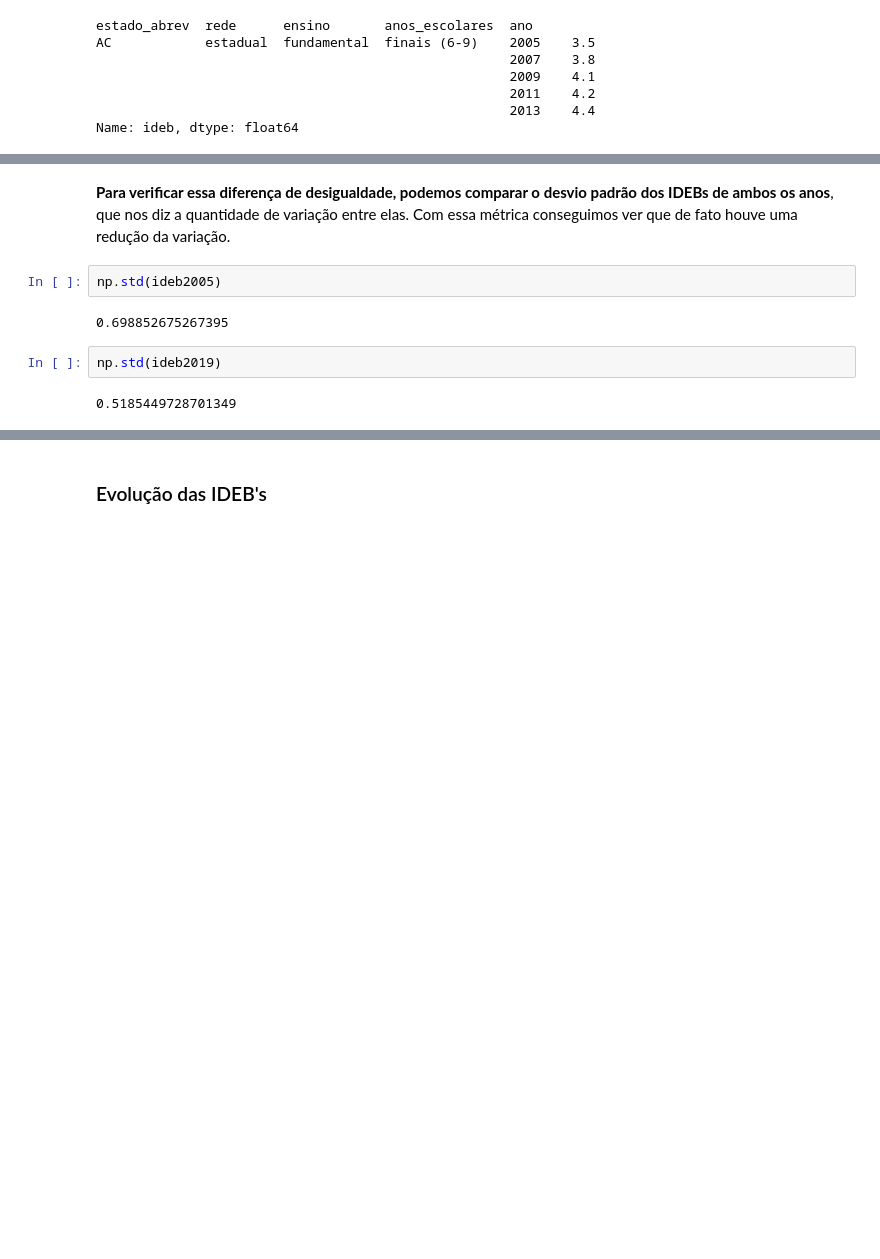
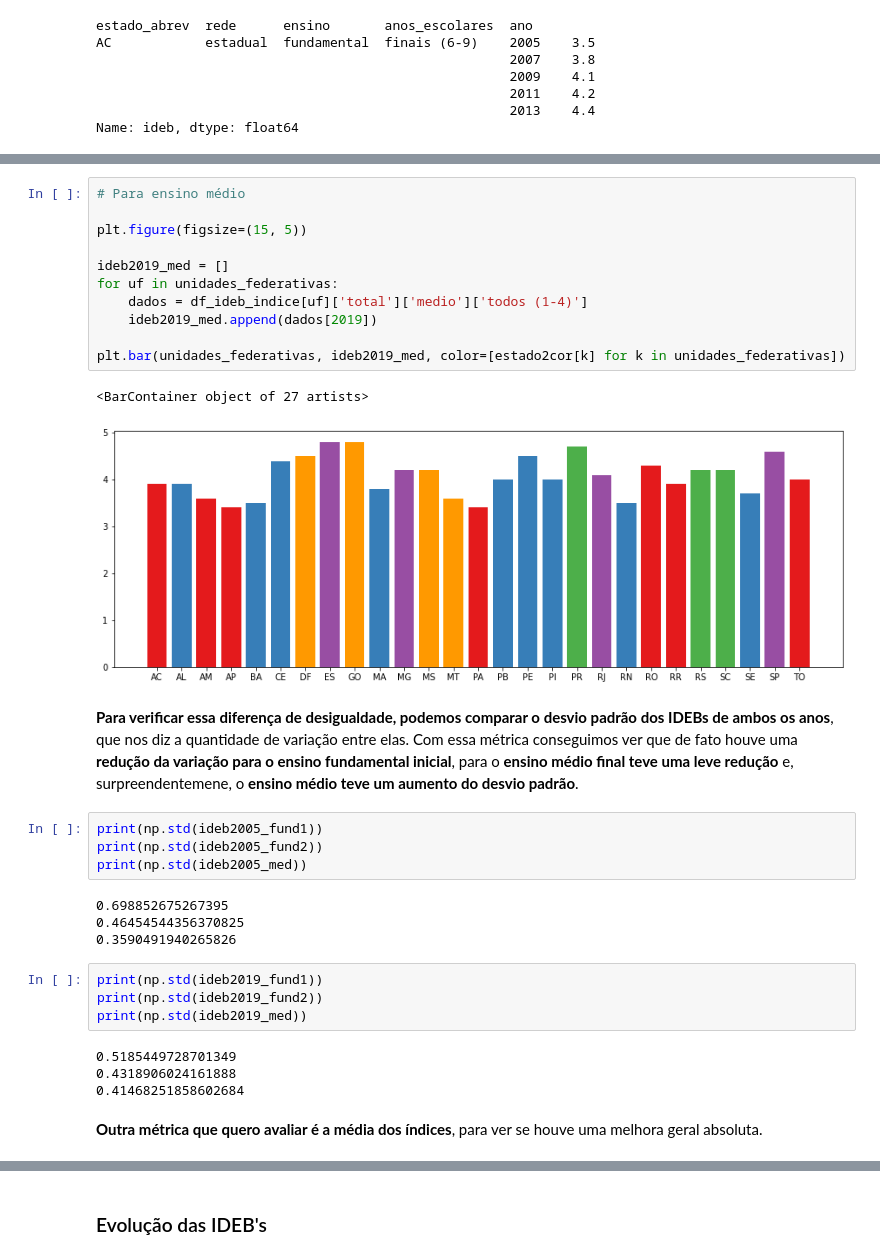
Before and after one commit to viniciuslettieri/analytica, a Jupyter notebook: Educacao_Brasileira/educacao_brasileira.ipynb, the cells around one changed output, grey strips where cells are left out. Cells and saved outputs as stored; diff of their text form; blank space fills up the shorter version.

```diff
--- a/Educacao_Brasileira/educacao_brasileira.ipynb
+++ b/Educacao_Brasileira/educacao_brasileira.ipynb
@@ -131,10 +177,34 @@ plt.bar(unidades_federativas, ideb2019, color=[estado2cor[k] for k in unidades_f
+# %%
+# Para ensino médio
+
+plt.figure(figsize=(15, 5))
+
+ideb2019_med = []
+for uf in unidades_federativas:
+    dados = df_ideb_indice[uf]['total']['medio']['todos (1-4)']
+    ideb2019_med.append(dados[2019])
+
+plt.bar(unidades_federativas, ideb2019_med, color=[estado2cor[k] for k in unidades_federativas])
+# %% [output]
+<BarContainer object of 27 artists>
+[figure, added]
 # %% [markdown]
-**Para verificar essa diferença de desigualdade, podemos comparar o desvio padrão dos IDEBs de ambos os anos**, que nos diz a quantidade de variação entre elas. Com essa métrica conseguimos ver que de fato houve uma redução da variação.
+**Para verificar essa diferença de desigualdade, podemos comparar o desvio padrão dos IDEBs de ambos os anos**, que nos diz a quantidade de variação entre elas. Com essa métrica conseguimos ver que de fato houve uma **redução da variação para o ensino fundamental inicial**, para o **ensino médio final teve uma leve redução** e, surpreendentemene, o **ensino médio teve um aumento do desvio padrão**.
 # %%
-np.std(ideb2005)
+print(np.std(ideb2005_fund1))
+print(np.std(ideb2005_fund2))
+print(np.std(ideb2005_med))
 # %% [output]
 0.698852675267395
+0.46454544356370825
+0.3590491940265826
 # %%
-np.std(ideb2019)
+print(np.std(ideb2019_fund1))
+print(np.std(ideb2019_fund2))
+print(np.std(ideb2019_med))
 # %% [output]
 0.5185449728701349
+0.4318906024161888
+0.41468251858602684
+# %% [markdown]
+**Outra métrica que quero avaliar é a média dos índices**, para ver se houve uma melhora geral absoluta.
```
Also changed, not shown: parts of 53 cells of this notebook.
